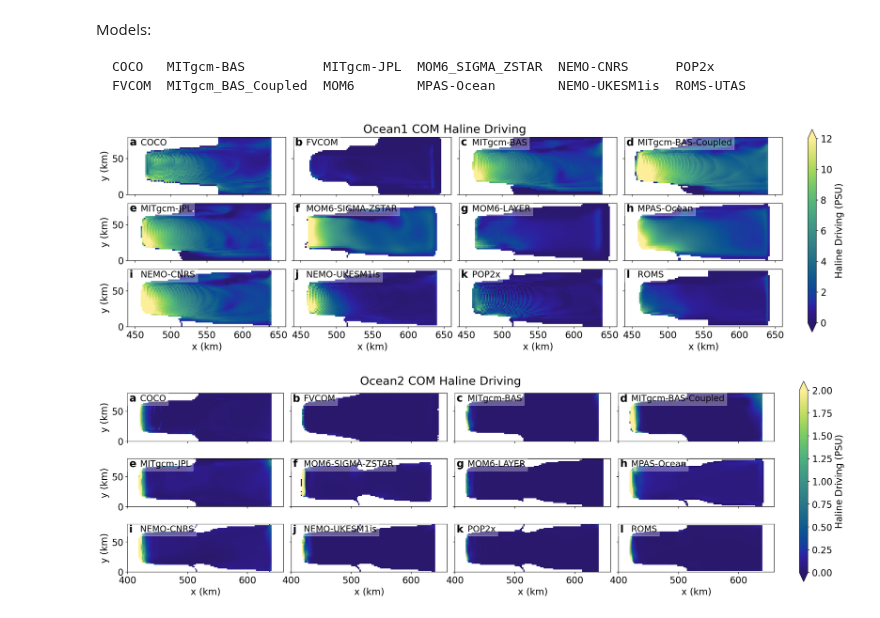
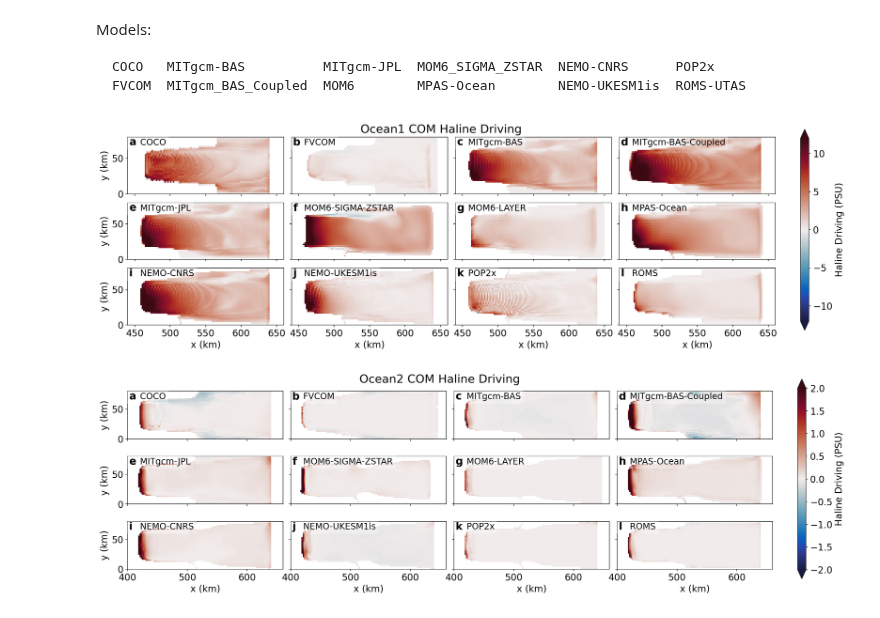
Before and after one commit to misomip/isomip-plus, a Jupyter notebook: notebooks/meltrate-spatialdist/ocean1/HD-spatial-dist.ipynb, the cells around one changed output. Saved outputs shown, nothing was run; the diff lists cells and outputs as text; code cells hidden in the pictures.

Commit message:
Update thermal driving and haline driving plots to allow negative numbers, plus add friciton velocity map versions too for supplementary

```diff
--- a/notebooks/meltrate-spatialdist/ocean1/HD-spatial-dist.ipynb
+++ b/notebooks/meltrate-spatialdist/ocean1/HD-spatial-dist.ipynb
@@ -76,7 +76,7 @@ nrows = int(np.ceil(length/3))
 fig = plt.figure(figsize=(20, 6),facecolor='w',dpi = 150)
 time = 12
 
-vmin = 0.
+vmin = -12.
 vmax = 12.
 
 xlim = [440., 660.]
@@ -92,35 +92,35 @@ for i in np.arange(length):
     hd = hd.where(hd < 1e36)
     mesh = plt.pcolormesh(
         1e-3 * ds.x.values, 1e-3 * ds.y.values, hd.values,
-        cmap=cm.cm.haline, vmin=vmin, vmax=vmax, shading='nearest')
+        cmap=cm.cm.balance, vmin=vmin, vmax=vmax, shading='nearest')
     plt.xlim(xlim)
     mesh.axes.set_aspect('equal')
 
     plt.text(0.01,0.975,'    '+labels[i], fontsize = 15, transform=ax.transAxes, va='top',color = 'k',bbox=dict(facecolor='w', alpha=0.3,ec = 'w'))
     plt.text(0.01,0.99,alphabet[i], fontsize = 18, transform=ax.transAxes, fontweight='bold', va='top')
     if (i==1) or (i==2) or (i==3) or (i==5) or (i==6) or (i==7) or (i==9) or (i==10) or (i==11):
         ax.set_yticklabels([])
     if (i<8):
         ax.set_xticklabels([])
     if (i==0) or (i==4) or (i==8):
         plt.ylabel('y (km)', fontsize = 16)
     else:
         plt.ylabel('')
     if i>=8:
         plt.xlabel('x (km)', fontsize = 16)
     else:
         plt.xlabel('')
     plt.tick_params(labelsize=16)
 
 cax = plt.axes([0.93, 0.1, 0.01, 0.8])
 cbar = plt.colorbar(mesh, cax=cax, extend='both')
 cbar.ax.set_ylabel(r'Haline Driving (PSU)', fontsize=16)
 plt.tick_params(labelsize=16)
 fig.subplots_adjust(wspace = 0.05, hspace = 0.05)
 
 fig.suptitle('Ocean1 COM Haline Driving',y = 0.92, fontsize=20);
 # %% [output]
-[figure, old version]
+[figure, new version]
 # %%
 expt = Ocean2_COM
 labels = get_labels(expt)
@@ -130,7 +130,7 @@ nrows = int(np.ceil(length/3))
 fig = plt.figure(figsize=(20, 6),facecolor='w',dpi = 150)
 time = 12
 
-vmin = 0.
+vmin = -2.
 vmax = 2.
 
 xlim = [400., 660.]
@@ -146,7 +146,7 @@ for i in np.arange(length):
     hd = hd.where(hd < 1e36)
     mesh = plt.pcolormesh(
         1e-3 * ds.x.values, 1e-3 * ds.y.values, hd.values,
-        cmap=cm.cm.haline, vmin=vmin, vmax=vmax, shading='nearest')
+        cmap=cm.cm.balance, vmin=vmin, vmax=vmax, shading='nearest')
     plt.xlim(xlim)
     mesh.axes.set_aspect('equal')
 
@@ -174,4 +174,4 @@ fig.subplots_adjust(wspace = 0.05, hspace = 0.05)
 
 fig.suptitle('Ocean2 COM Haline Driving',y = 0.92, fontsize=20);
 # %% [output]
-[figure, old version]
+[figure, new version]
```
Also changed, not shown: 5 other files.
